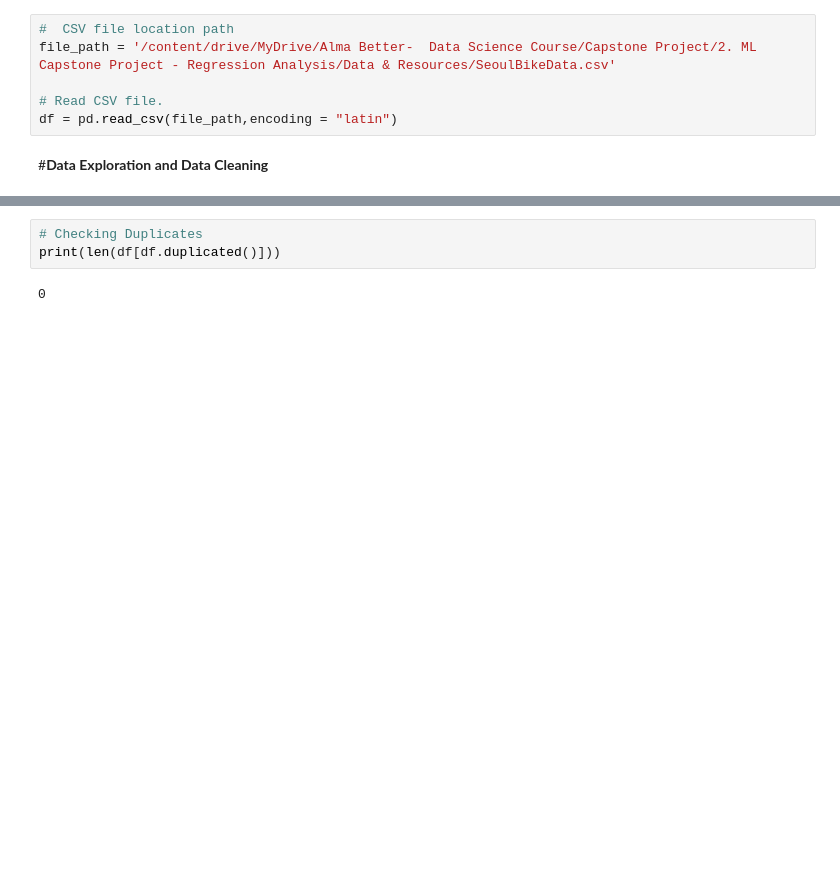
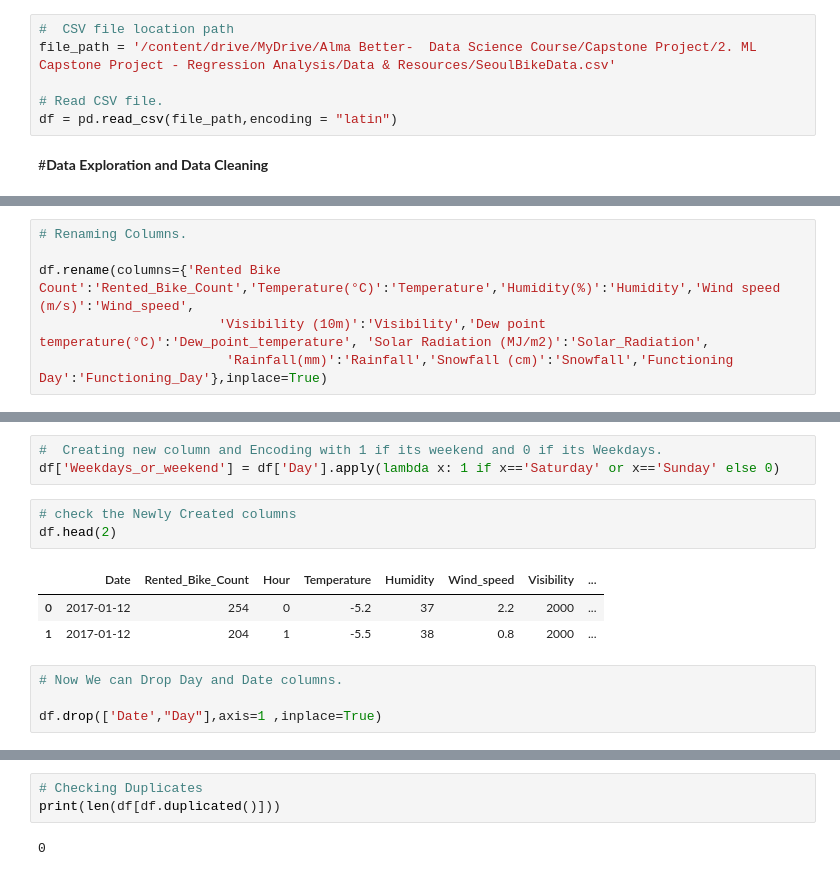
Before and after one commit to Onkar-TAE/bike-sharing-demand-prediction-analysis, a Jupyter notebook: Bike_Sharing_Demand_Prediction_Capstone_Project.ipynb, the cells around one changed output, grey strips where cells are left out. Saved outputs shown, nothing was run; the diff lists cells and outputs as text; blank space fills up the shorter version.

```diff
--- a/Bike_Sharing_Demand_Prediction_Capstone_Project.ipynb
+++ b/Bike_Sharing_Demand_Prediction_Capstone_Project.ipynb
@@ -130,0 +137,6 @@ memory usage: 958.2+ KB
+# %%
+# Renaming Columns.
+
+df.rename(columns={'Rented Bike Count':'Rented_Bike_Count','Temperature(°C)':'Temperature','Humidity(%)':'Humidity','Wind speed (m/s)':'Wind_speed',
+                       'Visibility (10m)':'Visibility','Dew point temperature(°C)':'Dew_point_temperature', 'Solar Radiation (MJ/m2)':'Solar_Radiation',
+                        'Rainfall(mm)':'Rainfall','Snowfall (cm)':'Snowfall','Functioning Day':'Functioning_Day'},inplace=True)
@@ -130,0 +153,14 @@ memory usage: 958.2+ KB
+# %%
+#  Creating new column and Encoding with 1 if its weekend and 0 if its Weekdays.
+df['Weekdays_or_weekend'] = df['Day'].apply(lambda x: 1 if x=='Saturday' or x=='Sunday' else 0)
+# %%
+# check the Newly Created columns
+df.head(2)
+# %% [output]
+|  | Date | Rented_Bike_Count | Hour | Temperature | Humidity | Wind_speed | Visibility | ... |
+| 0 | 2017-01-12 | 254 | 0 | -5.2 | 37 | 2.2 | 2000 | ... |
+| 1 | 2017-01-12 | 204 | 1 | -5.5 | 38 | 0.8 | 2000 | ... |
+# %%
+# Now We can Drop Day and Date columns.
+
+df.drop(['Date',"Day"],axis=1 ,inplace=True)
```
Also changed, not shown: parts of 22 cells of this notebook.
